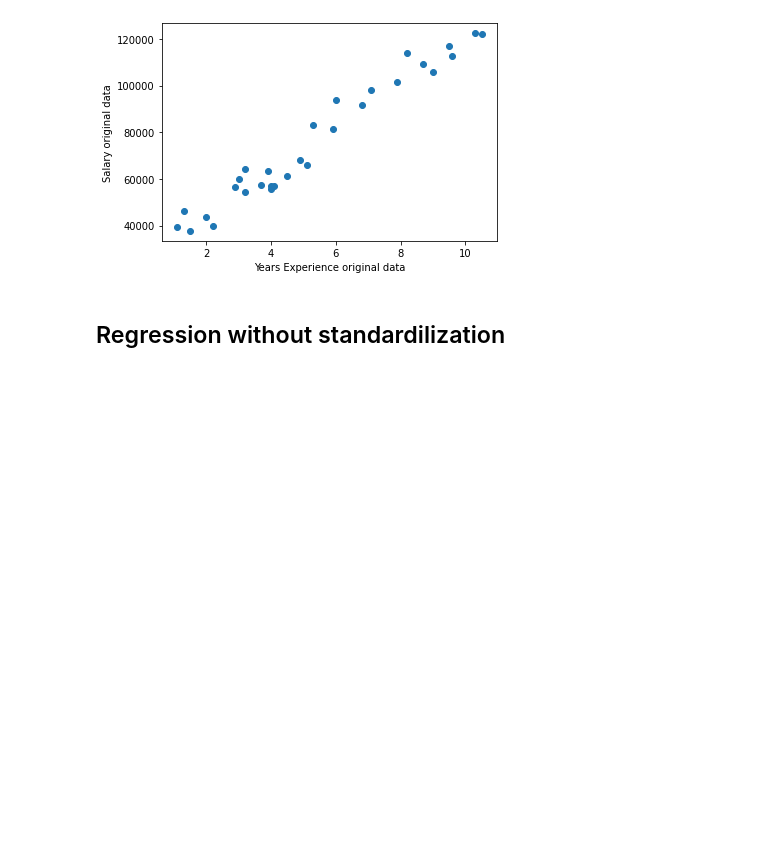
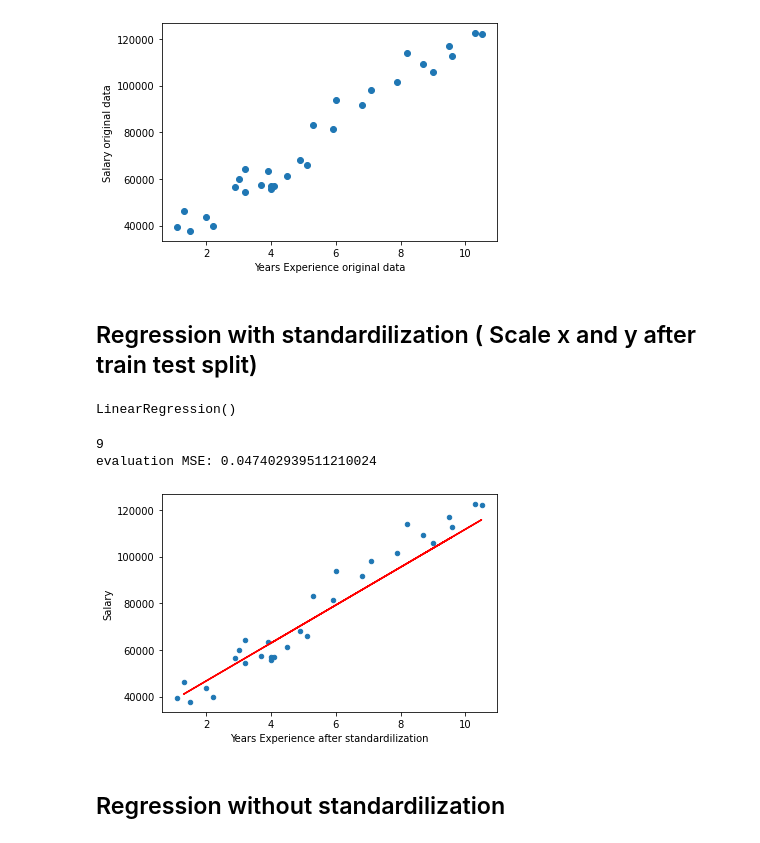
Before and after one commit to tsaiyftw/pycs4001, a Jupyter notebook: hw5_蔡宜芳.ipynb, the cells around one changed output. Cells and saved outputs as stored; diff of their text form; code cells hidden in the pictures; blank space fills up the shorter version.

```diff
--- a/hw5_蔡宜芳.ipynb
+++ b/hw5_蔡宜芳.ipynb
@@ -41,6 +41,46 @@ plt.ylabel("Salary original data")
 plt.show()
 # %% [output]
 [figure]
+# %% [markdown]
+## Regression with standardilization ( Scale x and y after train test split)
+# %%
+train_x, test_x, train_y, test_y = train_test_split(X,Y,test_size=0.3, random_state=20)
+
+from sklearn.preprocessing import StandardScaler
+scaler_x = StandardScaler()
+scaler_y = StandardScaler()
+
+train_x_scaled = scaler_x.fit_transform(train_x)
+train_y_scaled = scaler_y.fit_transform(train_y)
+# %%
+regression = LinearRegression()
+regression.fit(train_x_scaled , train_y_scaled)
+# %% [output]
+LinearRegression()
+# %%
+from sklearn.metrics import mean_squared_error
+test_x_scaled= scaler_x.transform(test_x)
+test_y_scaled= scaler_y.transform(test_y)
+y_predicted = regression.predict(test_x_scaled)
+print(len(y_predicted))
+print(f"evaluation MSE: {mean_squared_error(test_y_scaled, y_predicted)}")
+# %% [output]
+9
+evaluation MSE: 0.047402939511210024
+# %%
+y_predicted = regression.predict(scaler_x.transform(test_x_scaled))
+# print(len(y_predicted))
+# print(y_predicted)
+y_predicted_inversed = scaler_y.inverse_transform(y_predicted)
+# print(y_predicted_inversed)
+
+plt.scatter(X,Y,s=20, label="train")
+plt.plot(test_x, y_predicted_inversed , color="red")
+plt.xlabel("Years Experience after standardilization")
+plt.ylabel("Salary")
+plt.show()
+# %% [output]
+[figure, added]
 # %% [markdown]
 ## Regression without standardilization
 # %%
```
Also changed, not shown: parts of 5 cells of this notebook.
